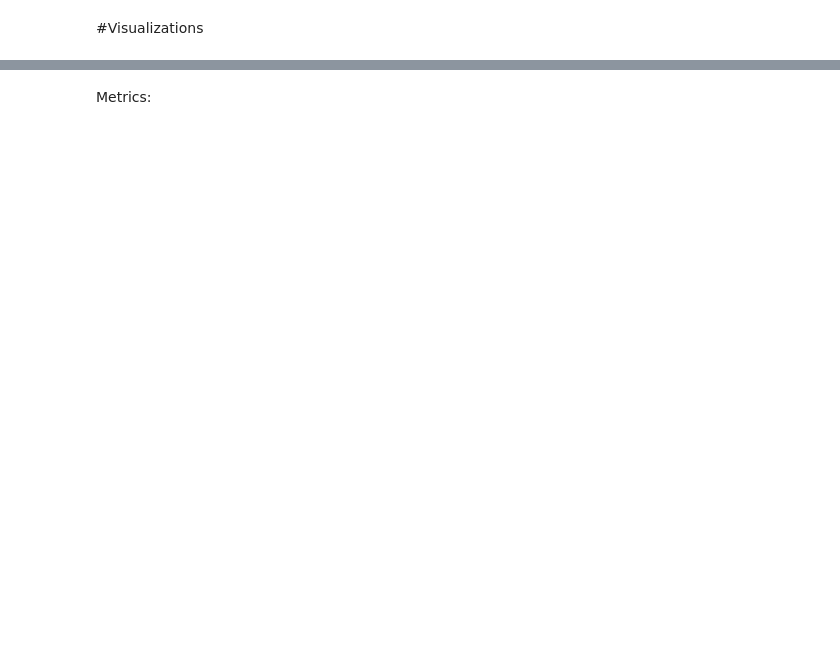
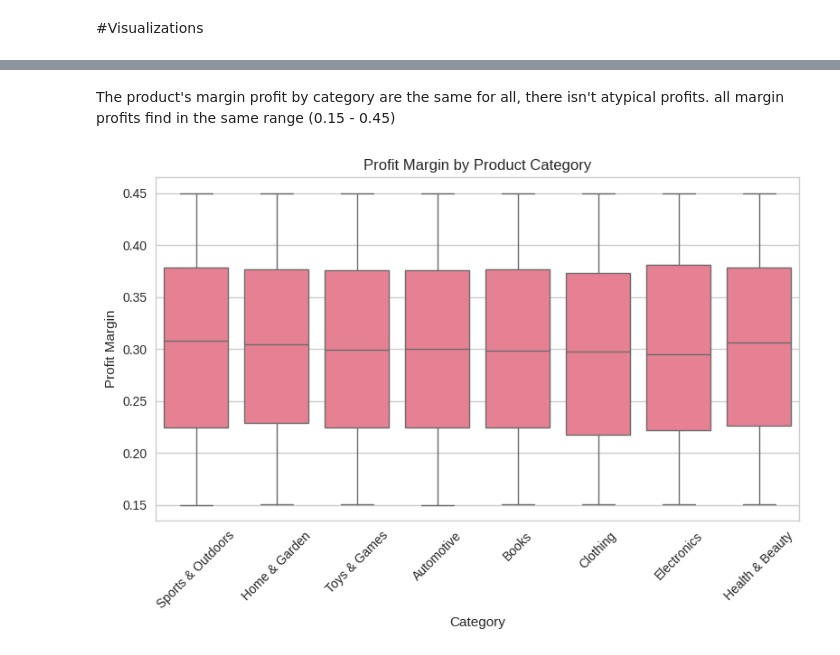
Before and after one commit to MatiasSiles/Sales-Optimization, a Jupyter notebook: EDA.ipynb, the cells around one changed output, grey strips where cells are left out. Drawn from its saved outputs; the diff is of its cells as text; code cells hidden in the pictures; blank space fills up the shorter version.

```diff
--- a/EDA.ipynb
+++ b/EDA.ipynb
@@ -447,0 +279,6 @@ Sales vs Time shows the business's seasonality, it's possible sales have hidden
+# %%
+df.return_reason = df.return_reason.dropna()
+df.return_reason.value_counts().plot(kind="bar")
+plt.xticks(rotation=45)
+plt.ylabel("Quantity")
+plt.show()
@@ -448,10 +287,12 @@ Sales vs Time shows the business's seasonality, it's possible sales have hidden
+# %% [markdown]
+The product's margin profit by category are the same for all, there isn't atypical profits. all margin profits find in the same range (0.15 - 0.45)
 # %%
-df_Sales_vs_Time = df[["date", "total_amount"]].sort_values("date")
-df_Sales_vs_Time = df_Sales_vs_Time.set_index("date")
-df_Sales_vs_Time.plot(figsize=(12,6))
-plt.title("Ventas en el tiempo")
-plt.xlabel("Fecha")
-plt.ylabel("Ventas")
+sns.boxplot(x='product_category', y='profit_margin', data=df)
+plt.title("Profit Margin by Product Category")
+plt.xlabel("Category")
+plt.ylabel("Profit Margin")
 plt.xticks(rotation=45)
 plt.tight_layout()
 plt.show()
+# %% [output]
+[figure, added]
@@ -511,2 +298,0 @@ for col in categorical_cols[:6]:
-# %% [markdown]
-Metrics:
```
Also changed, not shown: parts of 27 cells of this notebook.
